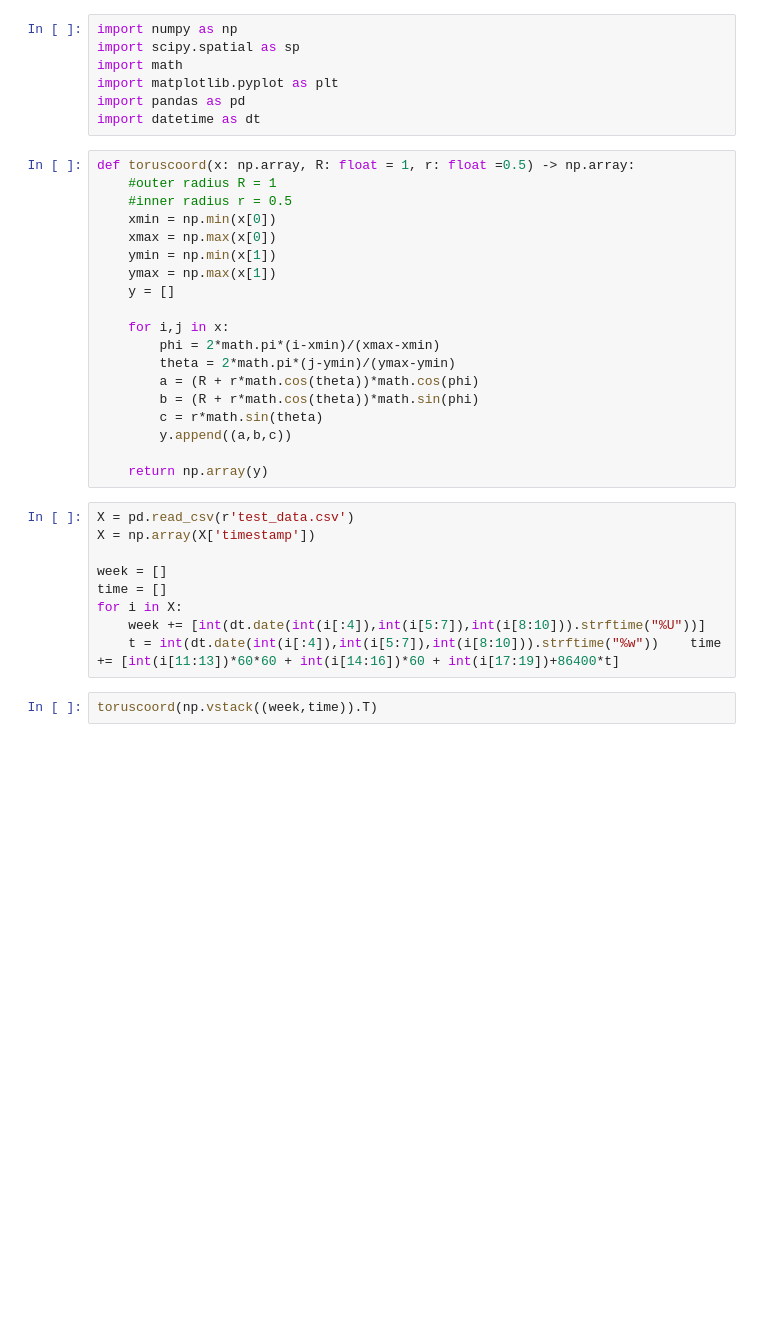
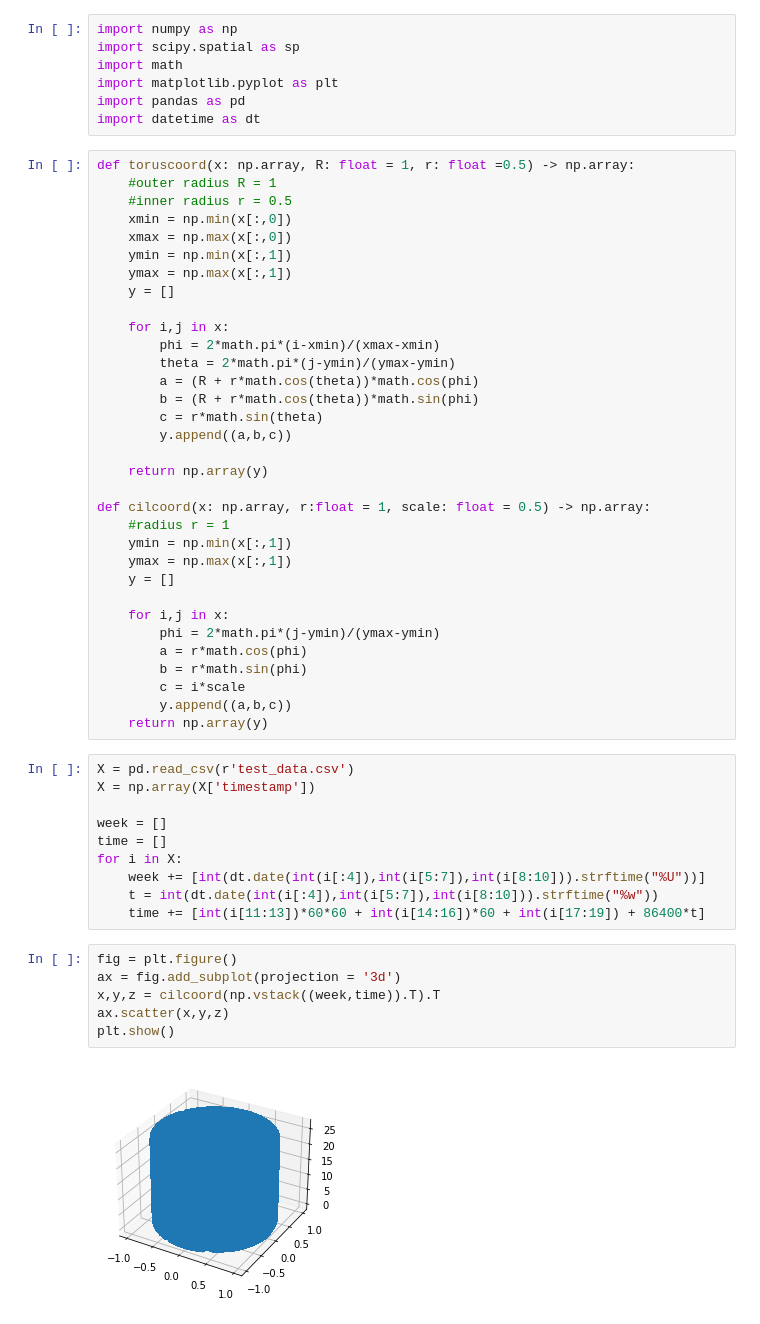
Before and after one commit to bobirok/2IMA30-Topological-Data-Analysis, a Jupyter notebook: timestamps_to_carthesian.ipynb, the cells around one changed output. Cells and saved outputs as stored; diff of their text form; blank space fills up the shorter version.

```diff
--- a/timestamps_to_carthesian.ipynb
+++ b/timestamps_to_carthesian.ipynb
@@ -9,10 +9,10 @@ import datetime as dt
 def toruscoord(x: np.array, R: float = 1, r: float =0.5) -> np.array:
     #outer radius R = 1
     #inner radius r = 0.5
-    xmin = np.min(x[0])
-    xmax = np.max(x[0])
-    ymin = np.min(x[1])
-    ymax = np.max(x[1])
+    xmin = np.min(x[:,0])
+    xmax = np.max(x[:,0])
+    ymin = np.min(x[:,1])
+    ymax = np.max(x[:,1])
     y = []
 
     for i,j in x:
@@ -24,6 +24,20 @@ def toruscoord(x: np.array, R: float = 1, r: float =0.5) -> np.array:
         y.append((a,b,c))
 
     return np.array(y)
+
+def cilcoord(x: np.array, r:float = 1, scale: float = 0.5) -> np.array:
+    #radius r = 1
+    ymin = np.min(x[:,1])
+    ymax = np.max(x[:,1])
+    y = []
+
+    for i,j in x:
+        phi = 2*math.pi*(j-ymin)/(ymax-ymin)
+        a = r*math.cos(phi)
+        b = r*math.sin(phi)
+        c = i*scale
+        y.append((a,b,c))
+    return np.array(y)
 # %%
 X = pd.read_csv(r'test_data.csv')
 X = np.array(X['timestamp'])
@@ -32,6 +46,13 @@ week = []
 time = []
 for i in X:
     week += [int(dt.date(int(i[:4]),int(i[5:7]),int(i[8:10])).strftime("%U"))]
-    t = int(dt.date(int(i[:4]),int(i[5:7]),int(i[8:10])).strftime("%w"))    time += [int(i[11:13])*60*60 + int(i[14:16])*60 + int(i[17:19])+86400*t]
+    t = int(dt.date(int(i[:4]),int(i[5:7]),int(i[8:10])).strftime("%w"))
+    time += [int(i[11:13])*60*60 + int(i[14:16])*60 + int(i[17:19]) + 86400*t]
-# %%
-toruscoord(np.vstack((week,time)).T)
+# %%
+fig = plt.figure()
+ax = fig.add_subplot(projection = '3d')
+x,y,z = cilcoord(np.vstack((week,time)).T).T
+ax.scatter(x,y,z)
+plt.show()
+# %% [output]
+[figure, added]
```
Also changed, not shown: parts of 1 cell of this notebook.
